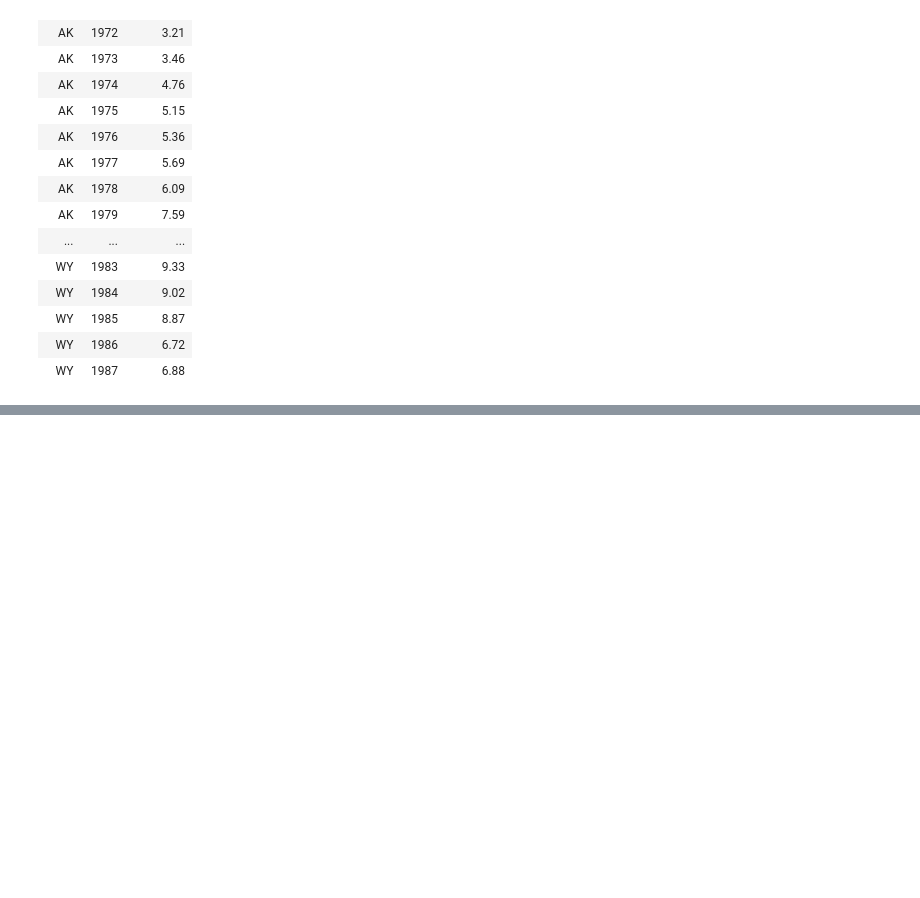
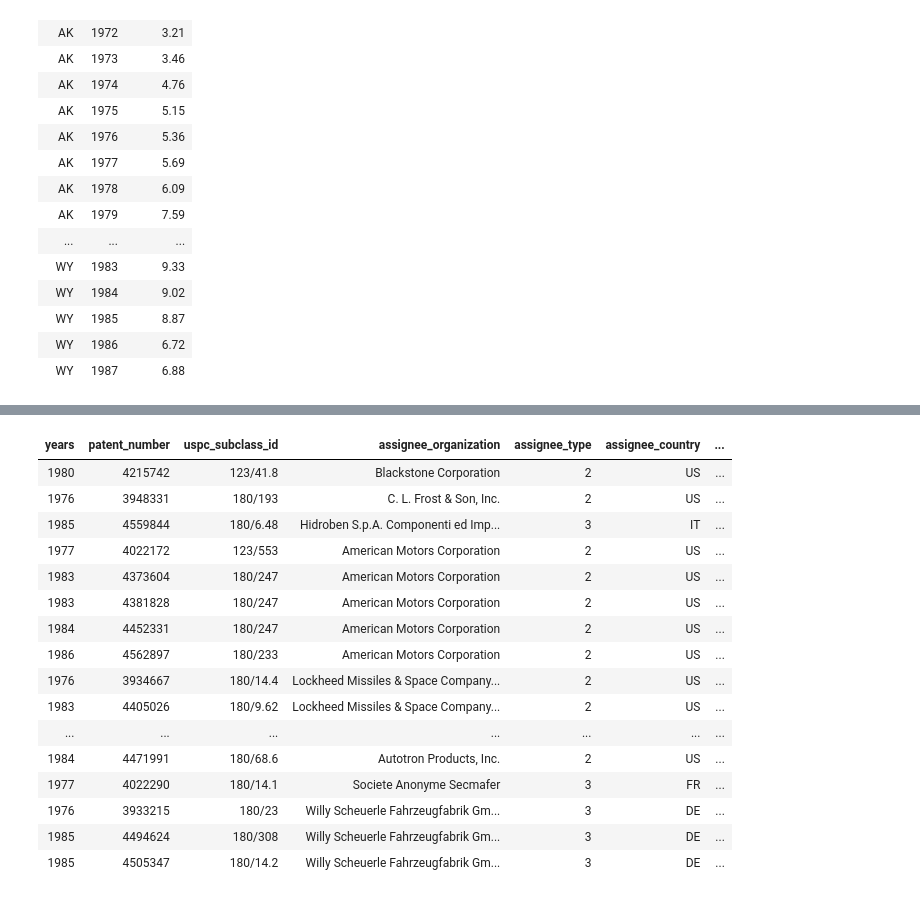
Before and after one commit to GabyMartinez/Data_Analysis_Python_R, a Jupyter notebook: Data Cleaning/Clean Data ECO400.ipynb, the cells around one changed output, grey strips where cells are left out. Drawn from its saved outputs; the diff is of its cells as text; code cells hidden in the pictures; blank space fills up the shorter version.

```diff
--- a/Data Cleaning/Clean Data ECO400.ipynb
+++ b/Data Cleaning/Clean Data ECO400.ipynb
@@ -126,0 +164,21 @@ Now Export? or Add more data to filter and clean
+# %%
+total_patents %>%
+    arrange(assignee_key_id,desc())
+# %% [output]
+| years | patent_number | uspc_subclass_id | assignee_organization | assignee_type | assignee_country | ... |
+| 1980 | 4215742 | 123/41.8 | Blackstone Corporation | 2 | US | ... |
+| 1976 | 3948331 | 180/193 | C. L. Frost & Son, Inc. | 2 | US | ... |
+| 1985 | 4559844 | 180/6.48 | Hidroben S.p.A. Componenti ed Imp... | 3 | IT | ... |
+| 1977 | 4022172 | 123/553 | American Motors Corporation | 2 | US | ... |
+| 1983 | 4373604 | 180/247 | American Motors Corporation | 2 | US | ... |
+| 1983 | 4381828 | 180/247 | American Motors Corporation | 2 | US | ... |
+| 1984 | 4452331 | 180/247 | American Motors Corporation | 2 | US | ... |
+| 1986 | 4562897 | 180/233 | American Motors Corporation | 2 | US | ... |
+| 1976 | 3934667 | 180/14.4 | Lockheed Missiles & Space Company... | 2 | US | ... |
+| 1983 | 4405026 | 180/9.62 | Lockheed Missiles & Space Company... | 2 | US | ... |
+| ... | ... | ... | ... | ... | ... | ... |
+| 1984 | 4471991 | 180/68.6 | Autotron Products, Inc. | 2 | US | ... |
+| 1977 | 4022290 | 180/14.1 | Societe Anonyme Secmafer | 3 | FR | ... |
+| 1976 | 3933215 | 180/23 | Willy Scheuerle Fahrzeugfabrik Gm... | 3 | DE | ... |
+| 1985 | 4494624 | 180/308 | Willy Scheuerle Fahrzeugfabrik Gm... | 3 | DE | ... |
+| 1985 | 4505347 | 180/14.2 | Willy Scheuerle Fahrzeugfabrik Gm... | 3 | DE | ... |
```
Also changed, not shown: parts of 10 cells of this notebook.
